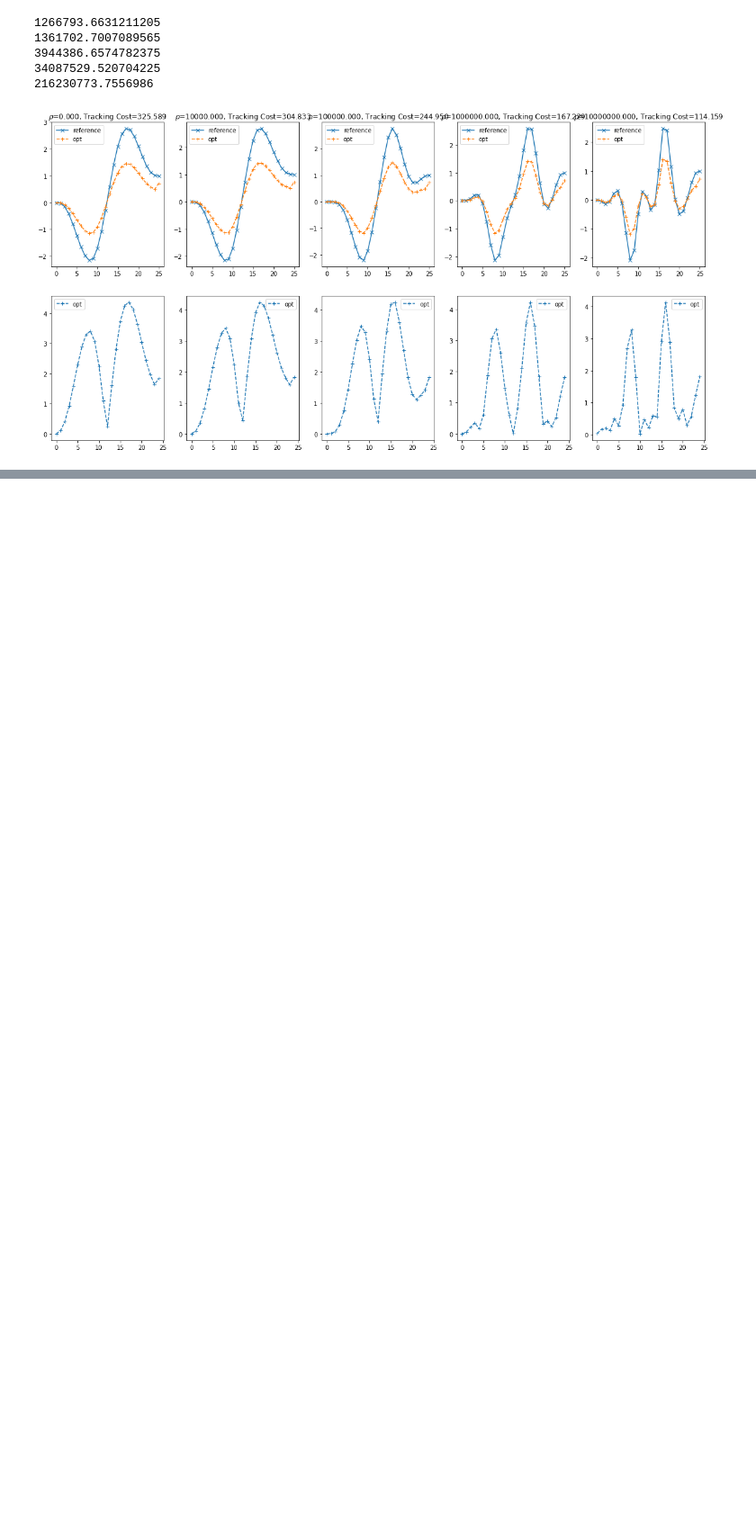
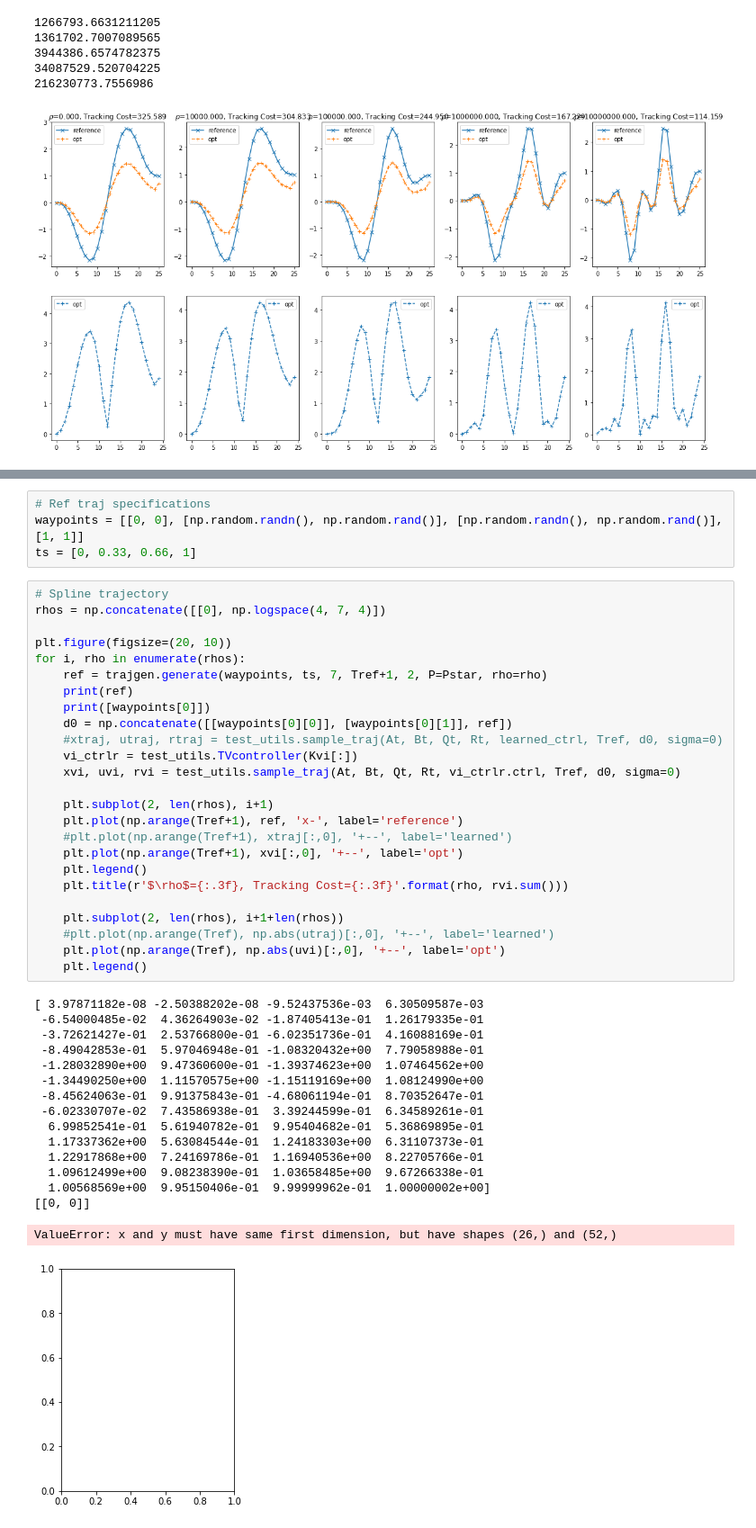
Before and after one commit to Nusha97/Layered-control-architectures-for-Robotics, a Jupyter notebook: Python/lstd_tutorial.ipynb, the cells around one changed output, grey strips where cells are left out. Shown at 90% size. Saved outputs shown, nothing was run; the diff lists cells and outputs as text; blank space fills up the shorter version.

```diff
--- a/Python/lstd_tutorial.ipynb
+++ b/Python/lstd_tutorial.ipynb
@@ -204,0 +264,46 @@ for i, rho in enumerate(rhos):
+# %%
+# Ref traj specifications
+waypoints = [[0, 0], [np.random.randn(), np.random.rand()], [np.random.randn(), np.random.rand()], [1, 1]]
+ts = [0, 0.33, 0.66, 1]
+# %%
+# Spline trajectory
+rhos = np.concatenate([[0], np.logspace(4, 7, 4)])
+
+plt.figure(figsize=(20, 10))
+for i, rho in enumerate(rhos):
+    ref = trajgen.generate(waypoints, ts, 7, Tref+1, 2, P=Pstar, rho=rho)
+    print(ref)
+    print([waypoints[0]])
+    d0 = np.concatenate([[waypoints[0][0]], [waypoints[0][1]], ref])
+    #xtraj, utraj, rtraj = test_utils.sample_traj(At, Bt, Qt, Rt, learned_ctrl, Tref, d0, sigma=0)
+    vi_ctrlr = test_utils.TVcontroller(Kvi[:])
+    xvi, uvi, rvi = test_utils.sample_traj(At, Bt, Qt, Rt, vi_ctrlr.ctrl, Tref, d0, sigma=0)
+
+    plt.subplot(2, len(rhos), i+1)
+    plt.plot(np.arange(Tref+1), ref, 'x-', label='reference')
+    #plt.plot(np.arange(Tref+1), xtraj[:,0], '+--', label='learned')
+    plt.plot(np.arange(Tref+1), xvi[:,0], '+--', label='opt')
+    plt.legend()
+    plt.title(r'$\rho$={:.3f}, Tracking Cost={:.3f}'.format(rho, rvi.sum()))
+
+    plt.subplot(2, len(rhos), i+1+len(rhos))
+    #plt.plot(np.arange(Tref), np.abs(utraj)[:,0], '+--', label='learned')
+    plt.plot(np.arange(Tref), np.abs(uvi)[:,0], '+--', label='opt')
+    plt.legend()
+# %% [output]
+[ 3.97871182e-08 -2.50388202e-08 -9.52437536e-03  6.30509587e-03
+ -6.54000485e-02  4.36264903e-02 -1.87405413e-01  1.26179335e-01
+ -3.72621427e-01  2.53766800e-01 -6.02351736e-01  4.16088169e-01
+ -8.49042853e-01  5.97046948e-01 -1.08320432e+00  7.79058988e-01
+ -1.28032890e+00  9.47360600e-01 -1.39374623e+00  1.07464562e+00
+ -1.34490250e+00  1.11570575e+00 -1.15119169e+00  1.08124990e+00
+ -8.45624063e-01  9.91375843e-01 -4.68061194e-01  8.70352647e-01
+ -6.02330707e-02  7.43586938e-01  3.39244599e-01  6.34589261e-01
+  6.99852541e-01  5.61940782e-01  9.95404682e-01  5.36869895e-01
+  1.17337362e+00  5.63084544e-01  1.24183303e+00  6.31107373e-01
+  1.22917868e+00  7.24169786e-01  1.16940536e+00  8.22705766e-01
+  1.09612499e+00  9.08238390e-01  1.03658485e+00  9.67266338e-01
+  1.00568569e+00  9.95150406e-01  9.99999962e-01  1.00000002e+00]
+[[0, 0]]
+ValueError: x and y must have same first dimension, but have shapes (26,) and (52,)
+[figure, added]
```
Also changed, not shown: parts of 4 cells of this notebook, 2 other files.
